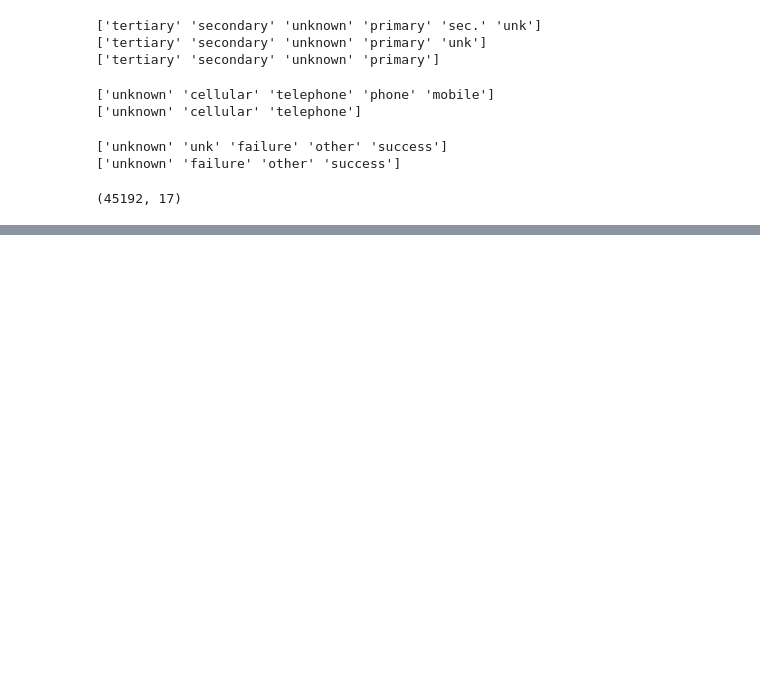
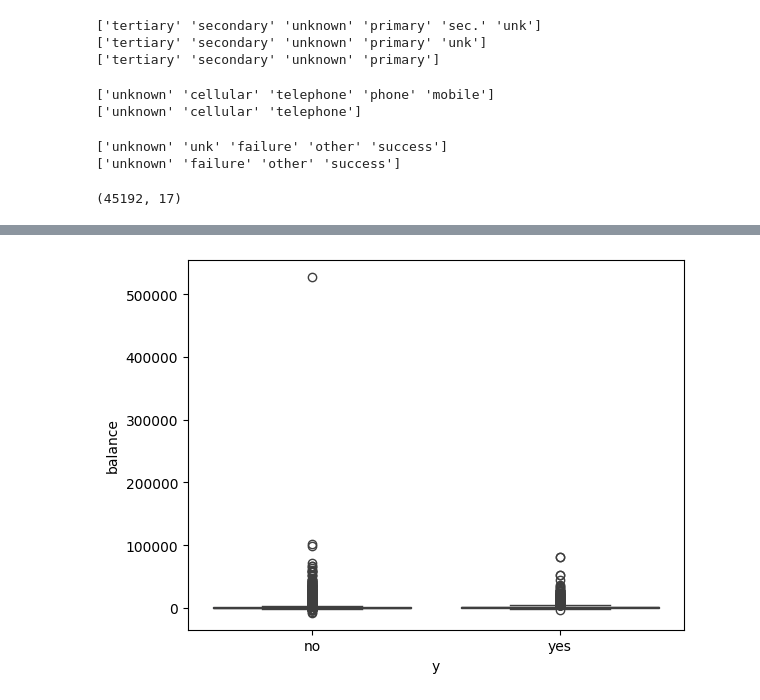
Before and after one commit to NeverShoutLala/Talento-Tech, a Jupyter notebook: Limpieza_de_datos.ipynb, the cells around one changed output, grey strips where cells are left out. Drawn from its saved outputs; the diff is of its cells as text; code cells hidden in the pictures; blank space fills up the shorter version.

```diff
--- a/Limpieza_de_datos.ipynb
+++ b/Limpieza_de_datos.ipynb
@@ -369,6 +369,11 @@ data.head()
 # %%
 paath = "/content/drive/MyDrive/Colab Notebooks/datasetbancoclean.csv"
 data.to_csv(paath, index=False)
+# %%
+sns.boxplot(x='y', y='balance', data=data)
+plt.show()
+# %% [output]
+[figure, added]
 # %%
 #edad_promedio_interesados=data[data['y']=='yes']['age'].mean()
 #print('1.edad promedio de los clientes interesados:', edad_promedio_interesados)
```
